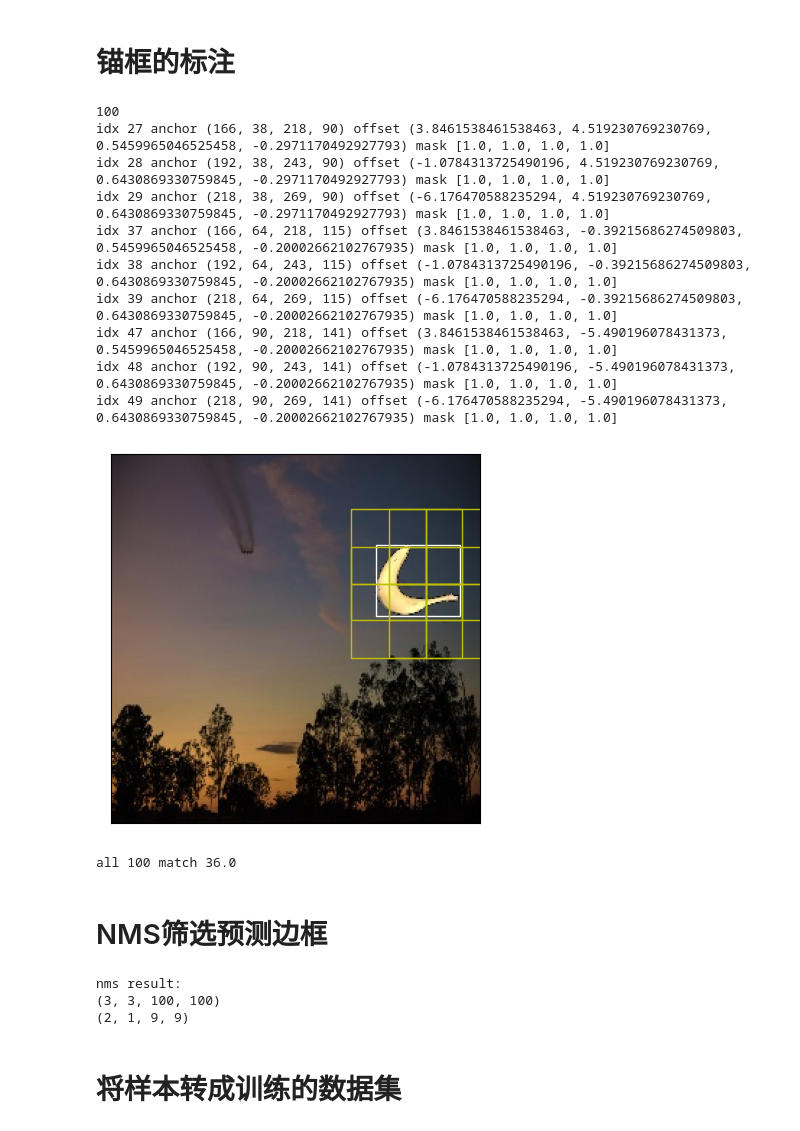
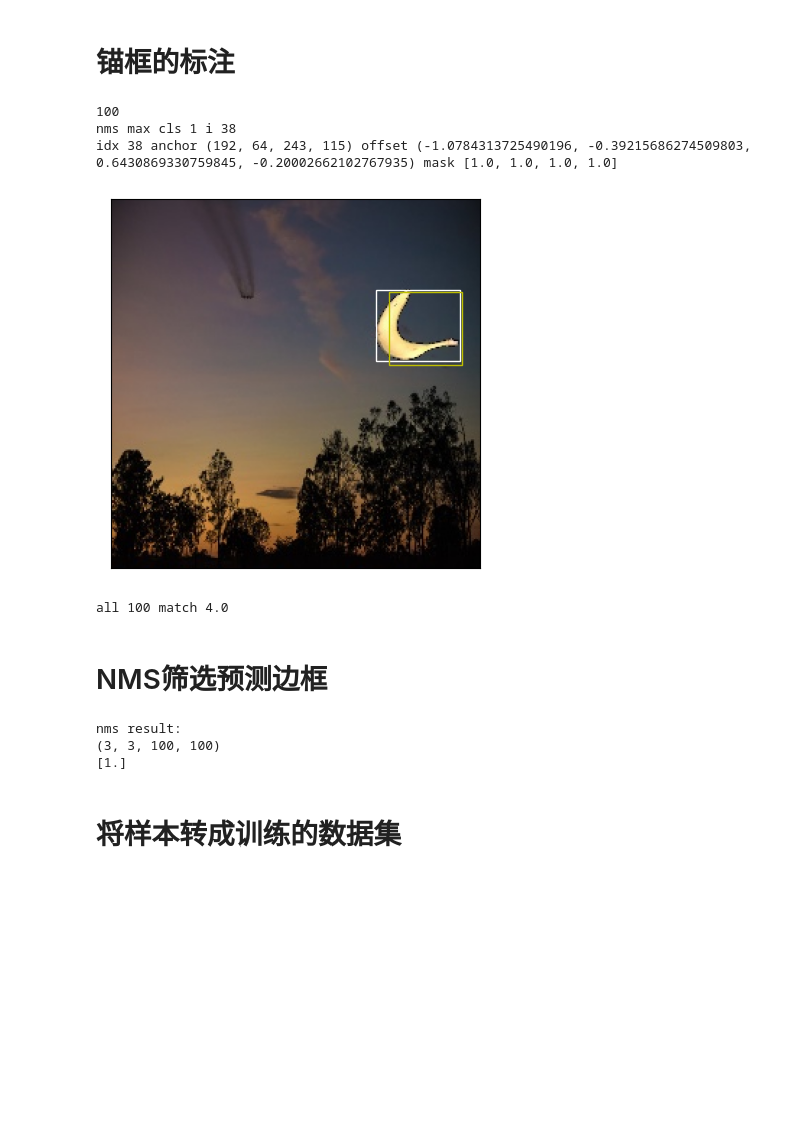
Before and after one commit to ghnjk/object_detect_ai, a Jupyter notebook: 目标检测锚框.ipynb, the cells around one changed output. Cells and saved outputs as stored; diff of their text form; code cells hidden in the pictures; blank space fills up the shorter version.

```diff
--- a/目标检测锚框.ipynb
+++ b/目标检测锚框.ipynb
@@ -107,37 +107,30 @@ recover_box (4.99999995, 4.99999995, 20.00000005, 20.00000005)
 # %%
 import numpy as np
 import matplotlib.pyplot as plt
 
 anchors=DetectAnchorBoxGenerator().generate(height, width, 10, 10, 0.2, 1)
 anchors=[to_box(i) for i in np.array(anchors).reshape((-1, 4))]
 print(len(anchors))
 label_boxes=[to_box(label)]
-box_offsets, box_masks, class_labels=DetectAnchorBoxMatcher(0.1).match_label_boxes(anchors, label_boxes)
+box_offsets, box_masks, class_labels=DetectAnchorBoxMatcher(0.6).match_label_boxes(anchors, label_boxes)
 
 
 plt.figure()
 d2l_banana_ds.draw_image(image, label)
 
 for i in range(len(class_labels)):
     if class_labels[i] <= 0:
         continue
     print(f"idx {i} anchor {anchors[i]} offset {box_offsets[i]} mask {box_masks[i]}")
     anchors[i].draw(color="y")
 plt.show()
 print(f"all {len(box_masks)} match {np.sum(box_masks)}")
 # %% [output]
 100
-idx 27 anchor (166, 38, 218, 90) offset (3.8461538461538463, 4.519230769230769, 0.5459965046525458, -0.2971170492927793) mask [1.0, 1.0, 1.0, 1.0]
-idx 28 anchor (192, 38, 243, 90) offset (-1.0784313725490196, 4.519230769230769, 0.6430869330759845, -0.2971170492927793) mask [1.0, 1.0, 1.0, 1.0]
-idx 29 anchor (218, 38, 269, 90) offset (-6.176470588235294, 4.519230769230769, 0.6430869330759845, -0.2971170492927793) mask [1.0, 1.0, 1.0, 1.0]
-idx 37 anchor (166, 64, 218, 115) offset (3.8461538461538463, -0.39215686274509803, 0.5459965046525458, -0.20002662102767935) mask [1.0, 1.0, 1.0, 1.0]
+nms max cls 1 i 38
 idx 38 anchor (192, 64, 243, 115) offset (-1.0784313725490196, -0.39215686274509803, 0.6430869330759845, -0.20002662102767935) mask [1.0, 1.0, 1.0, 1.0]
-idx 39 anchor (218, 64, 269, 115) offset (-6.176470588235294, -0.39215686274509803, 0.6430869330759845, -0.20002662102767935) mask [1.0, 1.0, 1.0, 1.0]
-idx 47 anchor (166, 90, 218, 141) offset (3.8461538461538463, -5.490196078431373, 0.5459965046525458, -0.20002662102767935) mask [1.0, 1.0, 1.0, 1.0]
-idx 48 anchor (192, 90, 243, 141) offset (-1.0784313725490196, -5.490196078431373, 0.6430869330759845, -0.20002662102767935) mask [1.0, 1.0, 1.0, 1.0]
-idx 49 anchor (218, 90, 269, 141) offset (-6.176470588235294, -5.490196078431373, 0.6430869330759845, -0.20002662102767935) mask [1.0, 1.0, 1.0, 1.0]
-[figure, old version]
+[figure, new version]
-all 100 match 36.0
+all 100 match 4.0
 # %% [markdown]
 # NMS筛选预测边框
 # %%
@@ -153,14 +146,15 @@ predict_probs=[
     0.4,
     0.4
 ]
-boxes=DetectAnchorBoxMatcher().nms_predict_boxes(predict_boxes, predict_probs)
+predict_classes=np.ones(shape=(4, 1))
+boxes, cls=DetectAnchorBoxMatcher().nms_predict_boxes(predict_boxes, predict_probs, predict_classes)
 print("nms result:")
 for b in boxes:
     print(b)
 # %% [output]
 nms result:
 (3, 3, 100, 100)
-(2, 1, 9, 9)
+[1.]
 # %% [markdown]
 # 将样本转成训练的数据集
 # %%
```
Also changed, not shown: parts of 1 cell of this notebook, 9 other files.
